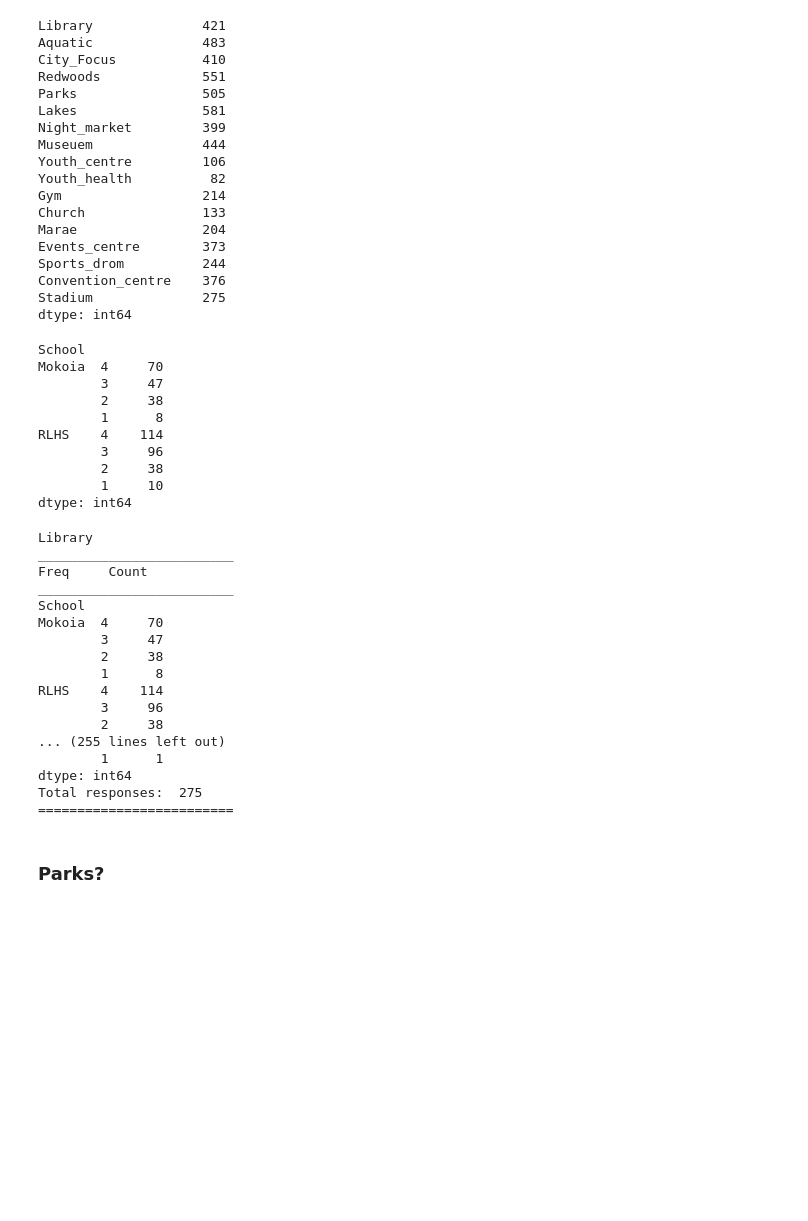
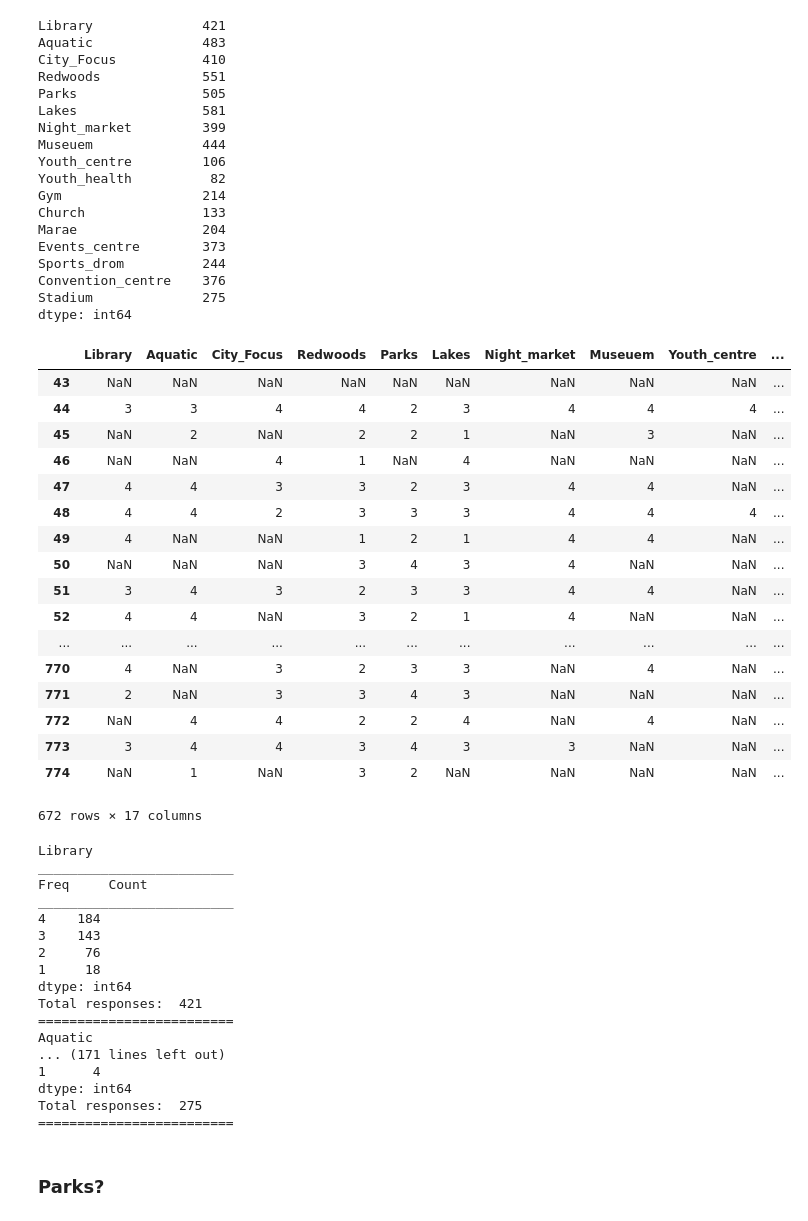
Before and after one commit to hillbs/Differential-Equations-and-Linear-Algebra, a Jupyter notebook: Youth_survey_git.ipynb, the cells around one changed output. Saved outputs shown, nothing was run; the diff lists cells and outputs as text; code cells hidden in the pictures; blank space fills up the shorter version.

```diff
--- a/Youth_survey_git.ipynb
+++ b/Youth_survey_git.ipynb
@@ -1062,18 +1062,27 @@ Convention_centre    376
 Stadium              275
 dtype: int64
 # %%
-df_M_and_RLHS.Library.groupby(df_M_and_RLHS.School).value_counts()
+#df_M_and_RLHS.Library.groupby(df_M_and_RLHS).value_counts()
+df_M_and_RLHS
 # %% [output]
+|  | Library | Aquatic | City_Focus | Redwoods | Parks | Lakes | Night_market | Museuem | Youth_centre | ... |
+| 43 | NaN | NaN | NaN | NaN | NaN | NaN | NaN | NaN | NaN | ... |
+| 44 | 3 | 3 | 4 | 4 | 2 | 3 | 4 | 4 | 4 | ... |
+| 45 | NaN | 2 | NaN | 2 | 2 | 1 | NaN | 3 | NaN | ... |
+| 46 | NaN | NaN | 4 | 1 | NaN | 4 | NaN | NaN | NaN | ... |
+| 47 | 4 | 4 | 3 | 3 | 2 | 3 | 4 | 4 | NaN | ... |
+| 48 | 4 | 4 | 2 | 3 | 3 | 3 | 4 | 4 | 4 | ... |
+| 49 | 4 | NaN | NaN | 1 | 2 | 1 | 4 | 4 | NaN | ... |
+| 50 | NaN | NaN | NaN | 3 | 4 | 3 | 4 | NaN | NaN | ... |
+| 51 | 3 | 4 | 3 | 2 | 3 | 3 | 4 | 4 | NaN | ... |
+| 52 | 4 | 4 | NaN | 3 | 2 | 1 | 4 | NaN | NaN | ... |
+| ... | ... | ... | ... | ... | ... | ... | ... | ... | ... | ... |
+| 770 | 4 | NaN | 3 | 2 | 3 | 3 | NaN | 4 | NaN | ... |
+| 771 | 2 | NaN | 3 | 3 | 4 | 3 | NaN | NaN | NaN | ... |
+| 772 | NaN | 4 | 4 | 2 | 2 | 4 | NaN | 4 | NaN | ... |
+| 773 | 3 | 4 | 4 | 3 | 4 | 3 | 3 | NaN | NaN | ... |
+| 774 | NaN | 1 | NaN | 3 | 2 | NaN | NaN | NaN | NaN | ... |
-School
-Mokoia  4     70
-        3     47
-        2     38
-        1      8
-RLHS    4    114
-        3     96
-        2     38
-        1     10
-dtype: int64
+672 rows × 17 columns
 # %%
 place_list =list(df_M_and_RLHS.loc[:,'Library':'Stadium'].keys())
 for x in place_list:
@@ -1081,7 +1090,7 @@ for x in place_list:
     print '_'*25
     print 'Freq     Count'
     print '_'*25
-    print df_M_and_RLHS[x].groupby(df_M_and_RLHS.School).value_counts()
+    print df_M_and_RLHS[x].value_counts()
     print 'Total responses: ',df_M_and_RLHS[x].count()
     print '='*25
 # %% [output]
@@ -1089,16 +1098,16 @@ Library
 _________________________
 Freq     Count
 _________________________
-School
-Mokoia  4     70
-        3     47
-        2     38
-        1      8
-RLHS    4    114
-        3     96
-        2     38
-... (255 lines left out)
-        1      1
+4    184
+3    143
+2     76
+1     18
+dtype: int64
+Total responses:  421
+=========================
+Aquatic
+... (171 lines left out)
+1      4
 dtype: int64
 Total responses:  275
 =========================
```
Also changed, not shown: parts of 2 cells of this notebook, 1 other file.
